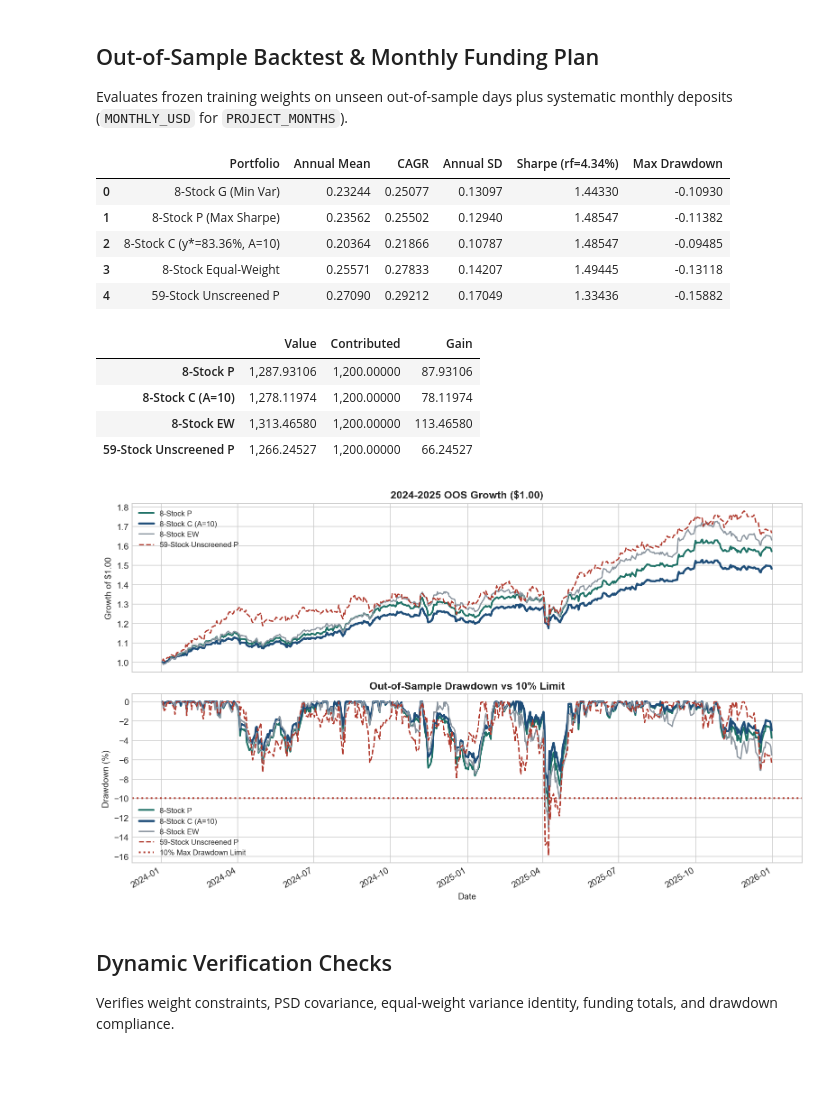
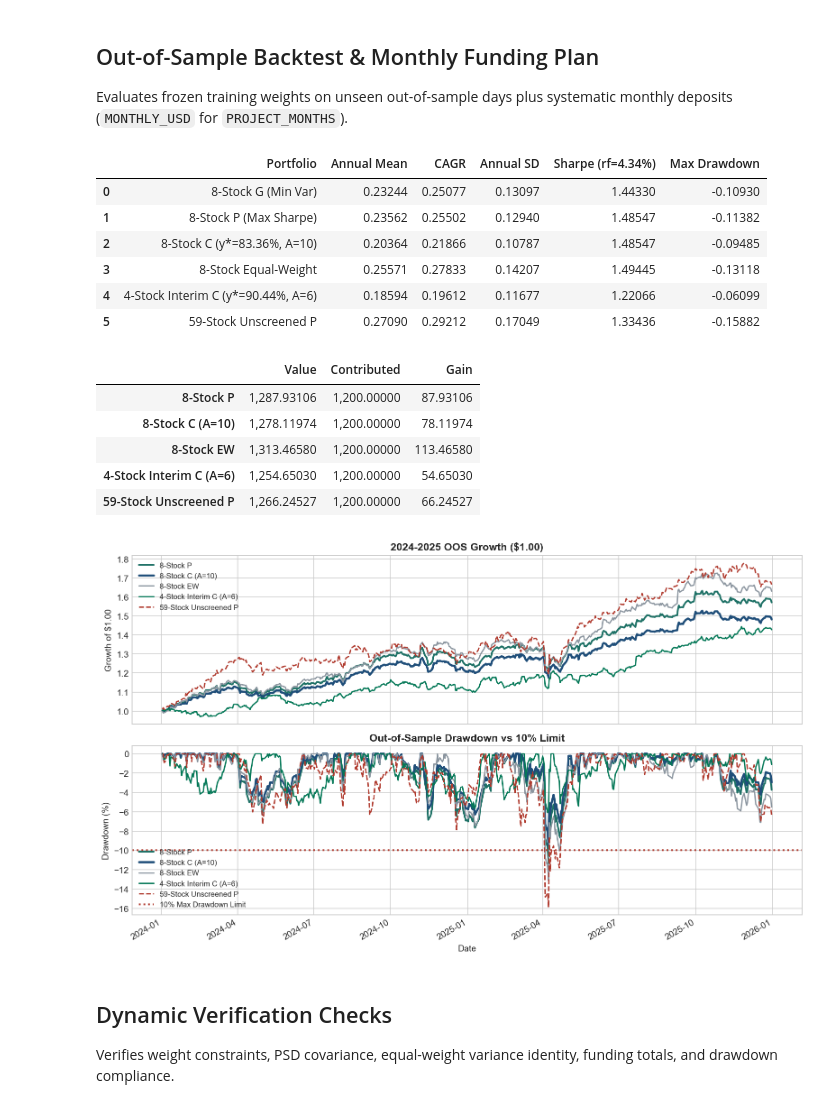
Before and after one commit to faglyramschie7/Markowitz-Efficient-Portfolio, a Jupyter notebook: risk_and_backtest/tail_risk_and_oos_backtest.ipynb, the cells around one changed output. Drawn from its saved outputs; the diff is of its cells as text; code cells hidden in the pictures; blank space fills up the shorter version.

```diff
--- a/risk_and_backtest/tail_risk_and_oos_backtest.ipynb
+++ b/risk_and_backtest/tail_risk_and_oos_backtest.ipynb
@@ -46,6 +46,8 @@ MAX_MEAN = 0.25          # Stage 4: upper annual return bound E(r) <= MAX_MEAN
 MIN_ACTIVE_WT = 0.01     # Stage 5: minimum active frontier weight (w >= MIN_ACTIVE_WT)
 
 A = 10.0                 # Primary investor risk-aversion coefficient
+INTERIM_4 = ['ED', 'NOC', 'GOOGL', 'DE']  # Interim 4-stock test quartet (editable)
+A_4 = 6.0                # Interim 4-stock risk-aversion coefficient
 MONTHLY_USD = 100.0      # Monthly contribution amount (USD)
 PROJECT_MONTHS = 12      # Monthly accumulation horizon (months)
 DRAWDOWN_LIMIT = 0.10    # Maximum out-of-sample drawdown threshold
@@ -118,7 +120,12 @@ p_m, p_v, p_s = float(wP_s @ mu_s), float(wP_s @ cov_s @ wP_s), float(np.sqrt(wP
 y_star = float(np.clip((p_m - rf) / (A * p_v), 0.0, 1.0))
 c_s = y_star * p_s
 
+mu4, cov4, wG4, wP4 = opt_gp(INTERIM_4, rf)
+p4_m, p4_v, p4_s = float(wP4 @ mu4), float(wP4 @ cov4 @ wP4), float(np.sqrt(wP4 @ cov4 @ wP4))
+y4 = float(np.clip((p4_m - rf) / (A_4 * p4_v), 0.0, 1.0))
+c4_s = y4 * p4_s
 train_sel, test_sel = all_train[SELECTED], all_test[SELECTED]
+train4, test4 = all_train[INTERIM_4], all_test[INTERIM_4]
 print(f'Train: {len(all_train)} days | OOS: {len(all_test)} days | Accepted {k} stocks: {SELECTED} | y*={y_star:.2%}')
 # %% [output]
 Train: 752 days | OOS: 502 days | Accepted 8 stocks: ['ABBV', 'NOC', 'COST', 'WM', 'MSFT', 'IBM', 'CAT', 'ORCL'] | y*=83.36%
@@ -276,6 +283,7 @@ rG_oos = pd.Series(test_sel.to_numpy() @ wG_s, index=test_sel.index)  # Daily ou
 rP_oos = pd.Series(test_sel.to_numpy() @ wP_s, index=test_sel.index)  # Daily out-of-sample returns for Max Sharpe P
 rC_oos = y_star * rP_oos + (1.0 - y_star) * (rf / N)  # Daily out-of-sample returns for Complete Portfolio C (P + T-bills)
 rEW_oos = pd.Series(test_sel.to_numpy() @ (np.ones(k) / k), index=test_sel.index)  # Daily out-of-sample returns for Equal-Weight benchmark
+rC4_oos = y4 * pd.Series(test4.to_numpy() @ wP4, index=test4.index) + (1.0 - y4) * (rf / N)
 rU_oos = pd.Series(all_test.to_numpy() @ wP_u, index=all_test.index)  # Daily out-of-sample returns for unscreened baseline P
 
 oos_rows = []
@@ -284,6 +292,7 @@ for name, s in [
     (f'{k}-Stock P (Max Sharpe)', rP_oos),
     (f'{k}-Stock C (y*={y_star:.2%}, A={A:g})', rC_oos),
     (f'{k}-Stock Equal-Weight', rEW_oos),
+    (f'{len(INTERIM_4)}-Stock Interim C (y*={y4:.2%}, A={A_4:g})', rC4_oos),
     (f'{n_raw}-Stock Unscreened P', rU_oos),
 ]:
     mu_a = float(s.mean() * N); cagr = float(np.prod(1.0 + s) ** (N / len(s)) - 1.0)
@@ -303,7 +312,7 @@ def contribution_path(r_series):
         val *= (1.0 + float(ret)); recs.append((dt, val, paid, val - paid)); prev = (dt.year, dt.month)
     return pd.DataFrame(recs, columns=['Date', 'Value', 'Contributed', 'Gain']).set_index('Date')
 
-paths_map = {f'{k}-Stock P': rP_oos, f'{k}-Stock C (A={A:g})': rC_oos, f'{k}-Stock EW': rEW_oos, f'{n_raw}-Stock Unscreened P': rU_oos}
+paths_map = {f'{k}-Stock P': rP_oos, f'{k}-Stock C (A={A:g})': rC_oos, f'{k}-Stock EW': rEW_oos, f'{len(INTERIM_4)}-Stock Interim C (A={A_4:g})': rC4_oos, f'{n_raw}-Stock Unscreened P': rU_oos}
 funded = {lbl: contribution_path(s) for lbl, s in paths_map.items()}
 contrib_summary = pd.DataFrame({lbl: df.iloc[-1] for lbl, df in funded.items()}).T
 # %%
@@ -315,31 +324,33 @@ display(oos_comp); display(contrib_summary)  # Display formatted summary table
 | 1 | 8-Stock P (Max Sharpe) | 0.23562 | 0.25502 | 0.12940 | 1.48547 | -0.11382 |
 | 2 | 8-Stock C (y*=83.36%, A=10) | 0.20364 | 0.21866 | 0.10787 | 1.48547 | -0.09485 |
 | 3 | 8-Stock Equal-Weight | 0.25571 | 0.27833 | 0.14207 | 1.49445 | -0.13118 |
-| 4 | 59-Stock Unscreened P | 0.27090 | 0.29212 | 0.17049 | 1.33436 | -0.15882 |
+| 4 | 4-Stock Interim C (y*=90.44%, A=6) | 0.18594 | 0.19612 | 0.11677 | 1.22066 | -0.06099 |
+| 5 | 59-Stock Unscreened P | 0.27090 | 0.29212 | 0.17049 | 1.33436 | -0.15882 |
 |  | Value | Contributed | Gain |
 | 8-Stock P | 1,287.93106 | 1,200.00000 | 87.93106 |
 | 8-Stock C (A=10) | 1,278.11974 | 1,200.00000 | 78.11974 |
 | 8-Stock EW | 1,313.46580 | 1,200.00000 | 113.46580 |
+| 4-Stock Interim C (A=6) | 1,254.65030 | 1,200.00000 | 54.65030 |
 | 59-Stock Unscreened P | 1,266.24527 | 1,200.00000 | 66.24527 |
 # %%
 # 3. Draw OOS growth and drawdown vs DRAWDOWN_LIMIT (Paper Fig. 9 style)
 fig, axes = plt.subplots(2, 1, figsize=(11.5, 6.8), sharex=True)
 fig.patch.set_facecolor('#FFFFFF')
-palette = [COL_TEAL, COL_NAVY, COL_SLATE, COL_CRIMSON]
+palette = [COL_TEAL, COL_NAVY, COL_SLATE, '#047857', COL_CRIMSON]
 for (lbl, s), col in zip(paths_map.items(), palette):
     lw = 2.4 if f'{k}-Stock C' in lbl else (2.0 if f'{k}-Stock P' in lbl else 1.5)
     ls = '--' if 'Unscreened' in lbl else '-'
     w_s = (1.0 + s).cumprod()
     w_s.plot(ax=axes[0], label=lbl, color=col, lw=lw, linestyle=ls)
     ((w_s / w_s.cummax() - 1.0) * 100).plot(ax=axes[1], label=lbl, color=col, lw=lw, linestyle=ls)
 axes[0].set(ylabel='Growth of $1.00', title=f'{oos_lbl} Growth ($1.00)')
 axes[0].legend(fontsize=8.5, loc='upper left')
 axes[1].axhline(-DRAWDOWN_LIMIT * 100, color=COL_CRIMSON, linestyle=':', lw=2.0, label=f'{DRAWDOWN_LIMIT:.0%} Max Drawdown Limit')
 axes[1].set(ylabel='Drawdown (%)', title=f'Out-of-Sample Drawdown vs {DRAWDOWN_LIMIT:.0%} Limit')
 axes[1].legend(fontsize=8.5, loc='lower left')
 plt.tight_layout(); plt.show()
 # %% [output]
-[figure, old version]
+[figure, new version]
 # %% [markdown]
 ## Dynamic Verification Checks
 
```
Also changed, not shown: 2 other files.
